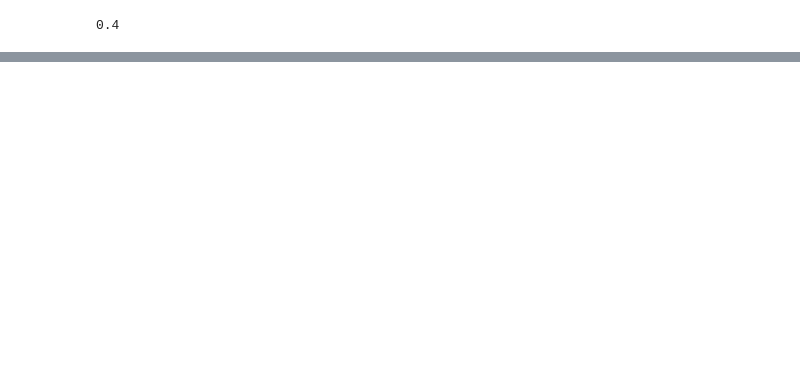
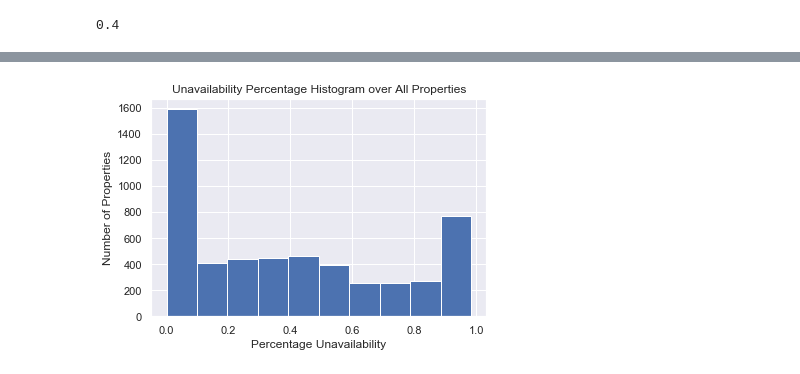
Before and after one commit to jeremyrchow/Residential_Data_Analysis, a Jupyter notebook: Analysis Notebook.ipynb, the cells around one changed output, grey strips where cells are left out. Cells and saved outputs as stored; diff of their text form; code cells hidden in the pictures; blank space fills up the shorter version.

```diff
--- a/Analysis Notebook.ipynb
+++ b/Analysis Notebook.ipynb
@@ -273,0 +360,8 @@ array([ 2.5,  1.5,  1. ,  2. ,  3. ,  3.5,  5. ,  4.5,  4. ,  5.5,  7. ,
+# %%
+avail_percentage = blocked_percent(data_rev)
+# %%
+avail_percentage.columns=['scraping_id','days_available','total_days_recorded']
+# %%
+avail_percentage['days_unavailable'] = avail_percentage['total_days_recorded'] - avail_percentage['days_available']
+# %%
+avail_percentage['unavail_percent'] = avail_percentage.days_unavailable/avail_percentage.total_days_recorded
@@ -273,0 +377,12 @@ array([ 2.5,  1.5,  1. ,  2. ,  3. ,  3.5,  5. ,  4.5,  4. ,  5.5,  7. ,
+# %%
+fig,ax=plt.subplots()
+avail_percentage.unavail_percent.plot(kind='hist')
+# ax.title('Test')
+
+ax.set_xlabel('Percentage Unavailability')
+ax.set_ylabel('Number of Properties')
+# ax.set_ylabel('Ephemeral Tweets Sent',fontsize=16)
+plt.title('Unavailability Percentage Histogram over All Properties')
+ax.grid(True)
+# %% [output]
+[figure, added]
```
Also changed, not shown: parts of 51 cells of this notebook, 1 other file.
